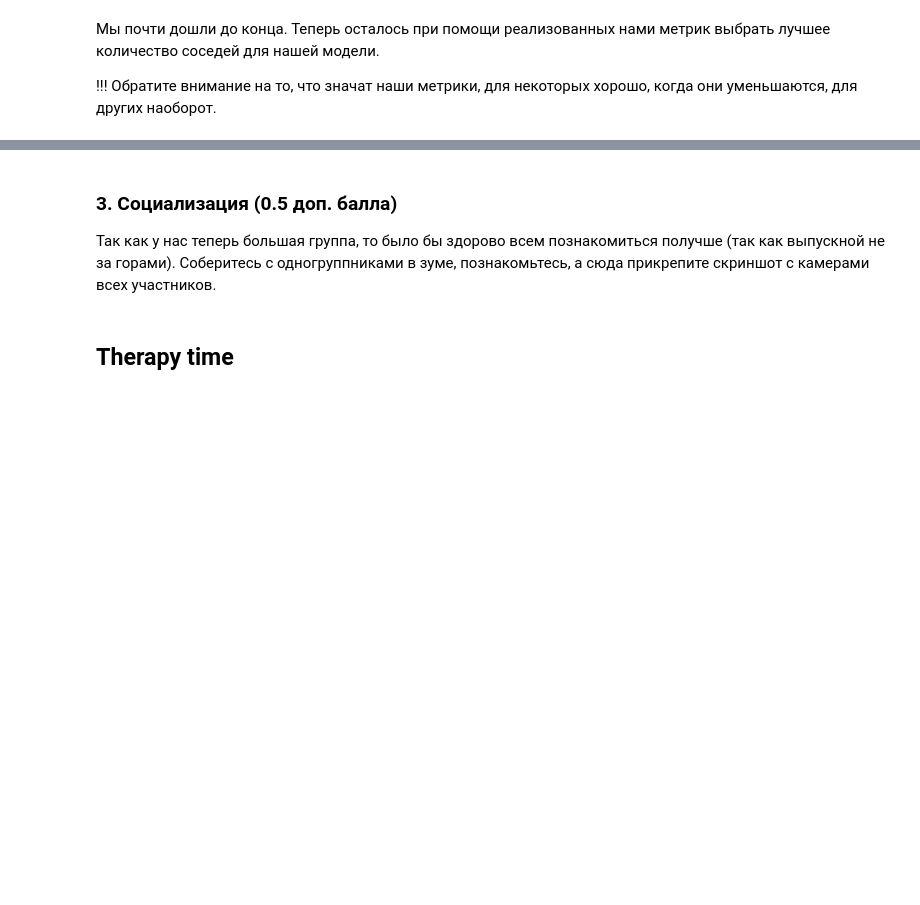
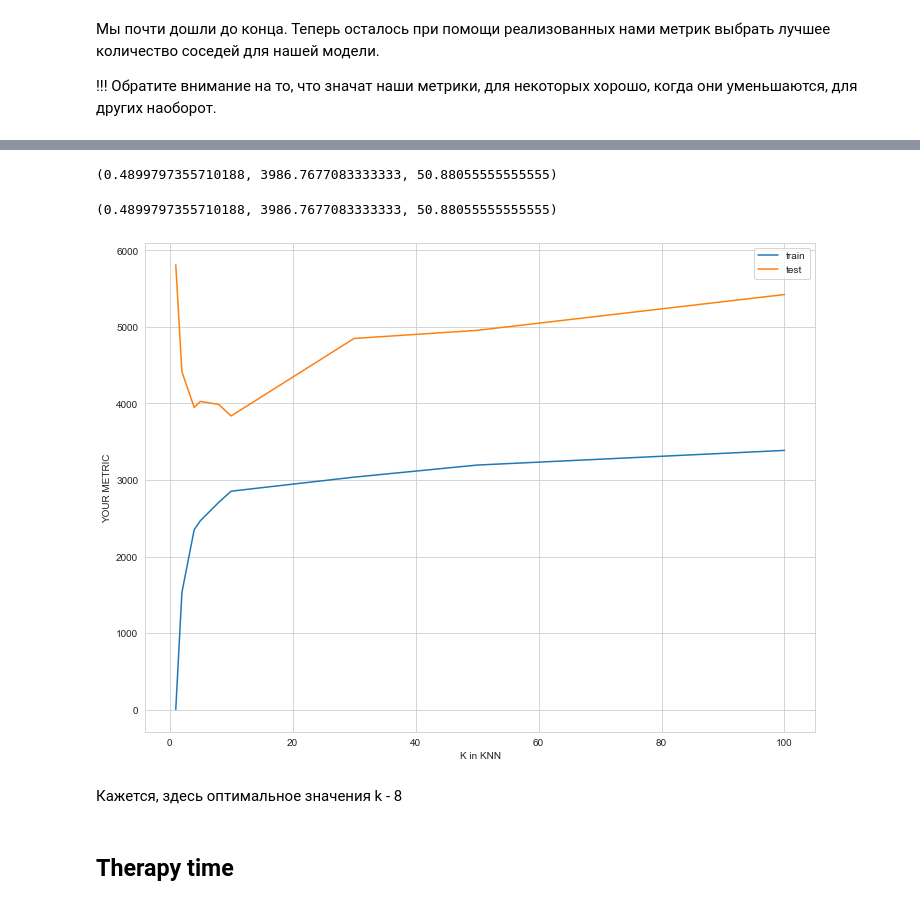
Before and after one commit to aberdichevskaya/ML_BI, a Jupyter notebook: hw1/code/KNN.ipynb, the cells around one changed output, grey strips where cells are left out. Saved outputs shown, nothing was run; the diff lists cells and outputs as text; code cells hidden in the pictures; blank space fills up the shorter version.

```diff
--- a/hw1/code/KNN.ipynb
+++ b/hw1/code/KNN.ipynb
@@ -218,4 +332,5 @@ X.head()
 # %%
 from sklearn.pipeline import Pipeline
+knn_pipeline = Pipeline(steps=[("regression", KNeighborsRegressor(n_neighbors=8, n_jobs=16))])
 # %% [markdown]
 ### 2.2. Регрессионная модель (1 балл)
@@ -223,0 +337,4 @@ from sklearn.pipeline import Pipeline
+# %%
+X_train , X_test, y_train, y_test = train_test_split(X, y, test_size=0.1)
+# %%
+knn_pipeline.fit(X_train, y_train)
@@ -248,4 +367,4 @@ from metrics import r_squared, mse, mae
-# %% [markdown]
-### 3. Социализация (0.5 доп. балла)
-
-Так как у нас теперь большая группа, то было бы здорово всем познакомиться получше (так как выпускной не за горами). Соберитесь с одногруппниками в зуме, познакомьтесь, а сюда прикрепите скриншот с камерами всех участников.
+# %%
+r_squared(y_pred, y_test), mse(y_pred, y_test), mae(y_pred, y_test)
+# %% [output]
+(0.4899797355710188, 3986.7677083333333, 50.88055555555555)
@@ -252,3 +373,32 @@ from metrics import r_squared, mse, mae
+# %%
+r2_score(y_test, y_pred), mean_squared_error(y_test, y_pred), mean_absolute_error(y_test, y_pred)
+# %% [output]
+(0.4899797355710188, 3986.7677083333333, 50.88055555555555)
+# %%
+def find_best_k_regression(X_train, y_train, X_test, y_test, params, metric):
+    train_metrics = []
+    test_metrics = []
+    for k in params:
+        knn_regressor = KNeighborsRegressor(n_neighbors=k)
+        knn_regressor.fit(X_train, y_train)
+        prediction_train = knn_regressor.predict(X_train)
+        train_metrics.append(metric(prediction_train, y_train))
+
+        prediction_test = knn_regressor.predict(X_test)
+        test_metrics.append(metric(prediction_test, y_test))
+    return train_metrics, test_metrics
+# %%
+params = [1, 2, 4, 5, 8, 10, 30, 50, 100]
+train_metrics, test_metrics = find_best_k_regression(X_train, y_train, X_test, y_test, params, mean_squared_error)
+plt.plot(params, train_metrics, label="train")
+plt.plot(params, test_metrics, label="test")
+plt.legend()
+plt.xlabel("K in KNN")
+plt.ylabel("YOUR METRIC");
+# %% [output]
+[figure, added]
+# %% [markdown]
+Кажется, здесь оптимальное значения k - 8
 # %% [markdown]
 ## Therapy time
 # %% [markdown]
```
Also changed, not shown: parts of 28 cells of this notebook, 2 other files.
